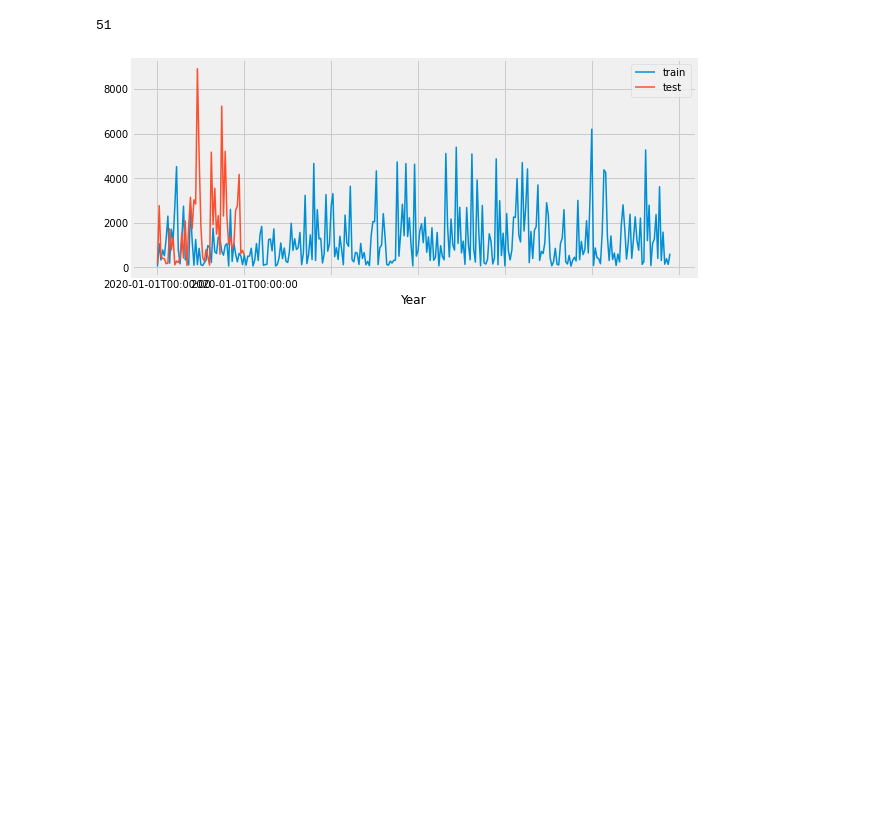
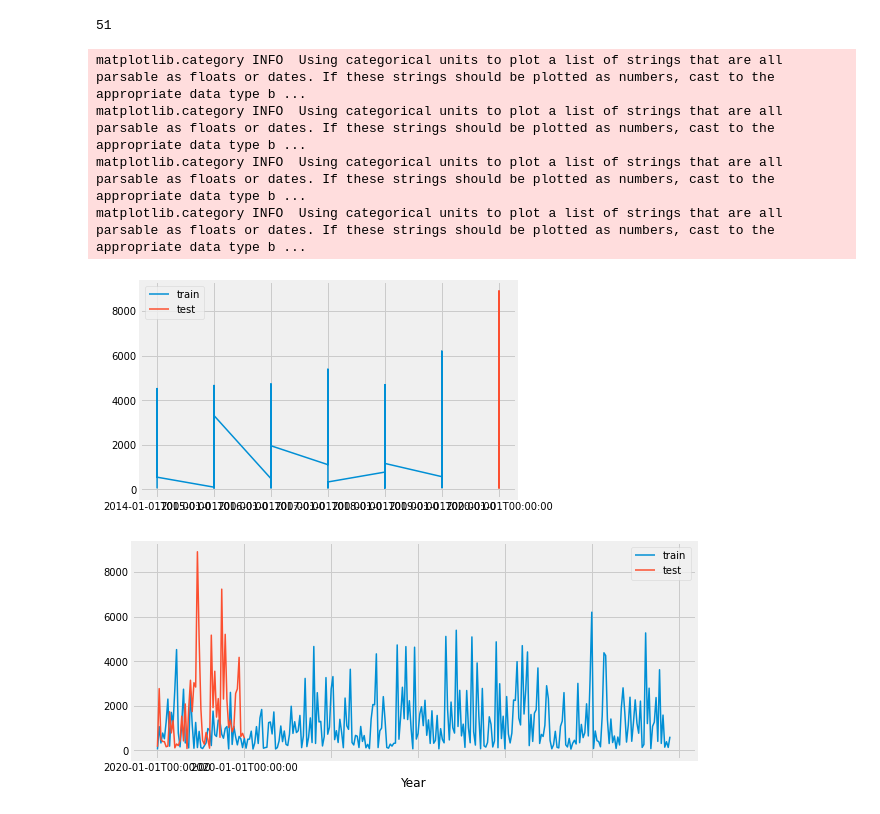
Before and after one commit to JohnWLandeen/Group_Project, a Jupyter notebook: Forecasting_merged_set.ipynb, the cells around one changed output. Saved outputs shown, nothing was run; the diff lists cells and outputs as text; code cells hidden in the pictures; blank space fills up the shorter version.

```diff
--- a/Forecasting_merged_set.ipynb
+++ b/Forecasting_merged_set.ipynb
@@ -152,6 +173,20 @@ Stateslist = data_train['State'].unique()
 len(Stateslist)
 # %% [output]
 51
+# %%
+fig = plt.figure()
+ax1 = fig.add_subplot(111)
+
+ax1.plot(data_train['Number of Opioid Deaths'], label='train')
+ax1.plot(data_test['Number of Opioid Deaths'], label='test')
+plt.legend(loc='upper left')
+plt.show()
+# %% [output]
+matplotlib.category INFO  Using categorical units to plot a list of strings that are all parsable as floats or dates. If these strings should be plotted as numbers, cast to the appropriate data type b ...
+matplotlib.category INFO  Using categorical units to plot a list of strings that are all parsable as floats or dates. If these strings should be plotted as numbers, cast to the appropriate data type b ...
+matplotlib.category INFO  Using categorical units to plot a list of strings that are all parsable as floats or dates. If these strings should be plotted as numbers, cast to the appropriate data type b ...
+matplotlib.category INFO  Using categorical units to plot a list of strings that are all parsable as floats or dates. If these strings should be plotted as numbers, cast to the appropriate data type b ...
+[figure, added]
 # %%
 fig, ax=plt.subplots(figsize=(9, 4))
 data_train['Number of Opioid Deaths'].plot(ax=ax, label='train')
```
Also changed, not shown: parts of 17 cells of this notebook, 2 other files.
